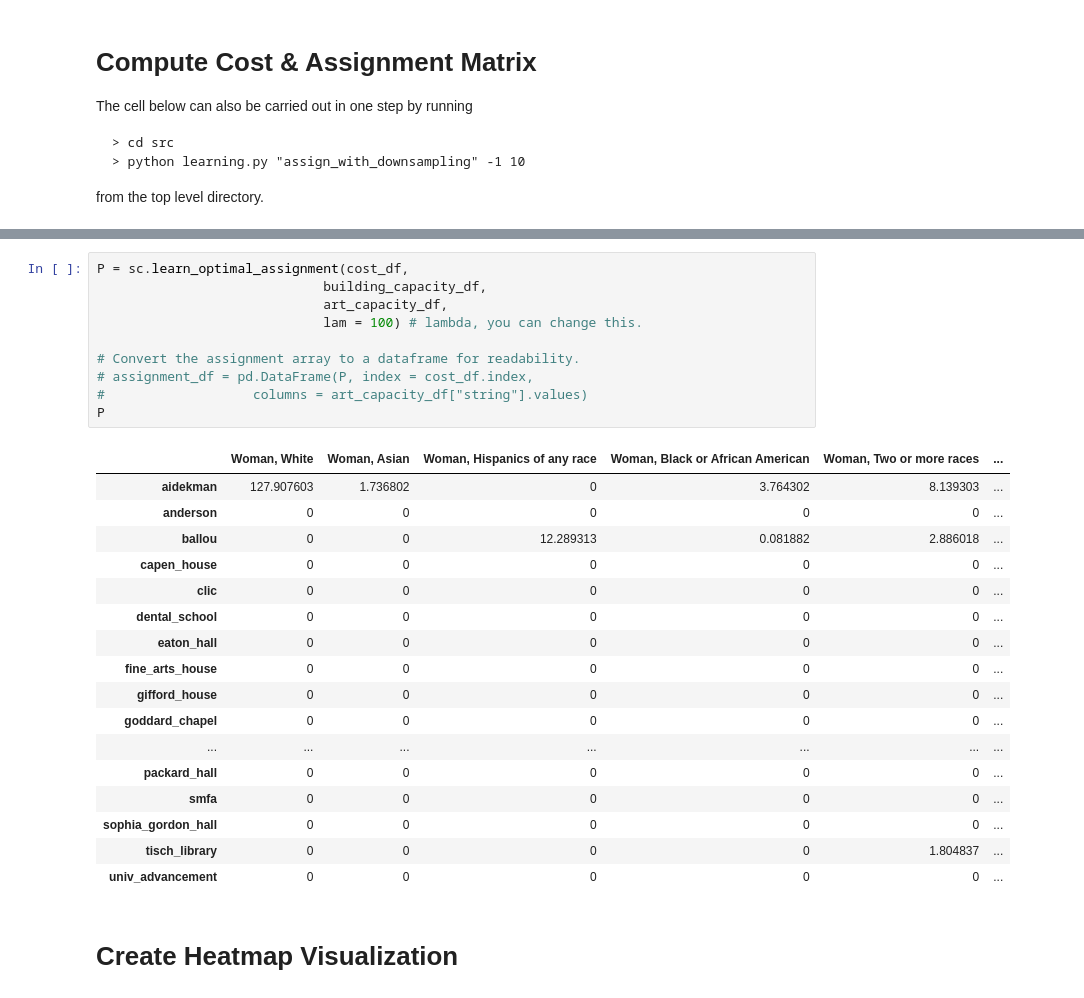
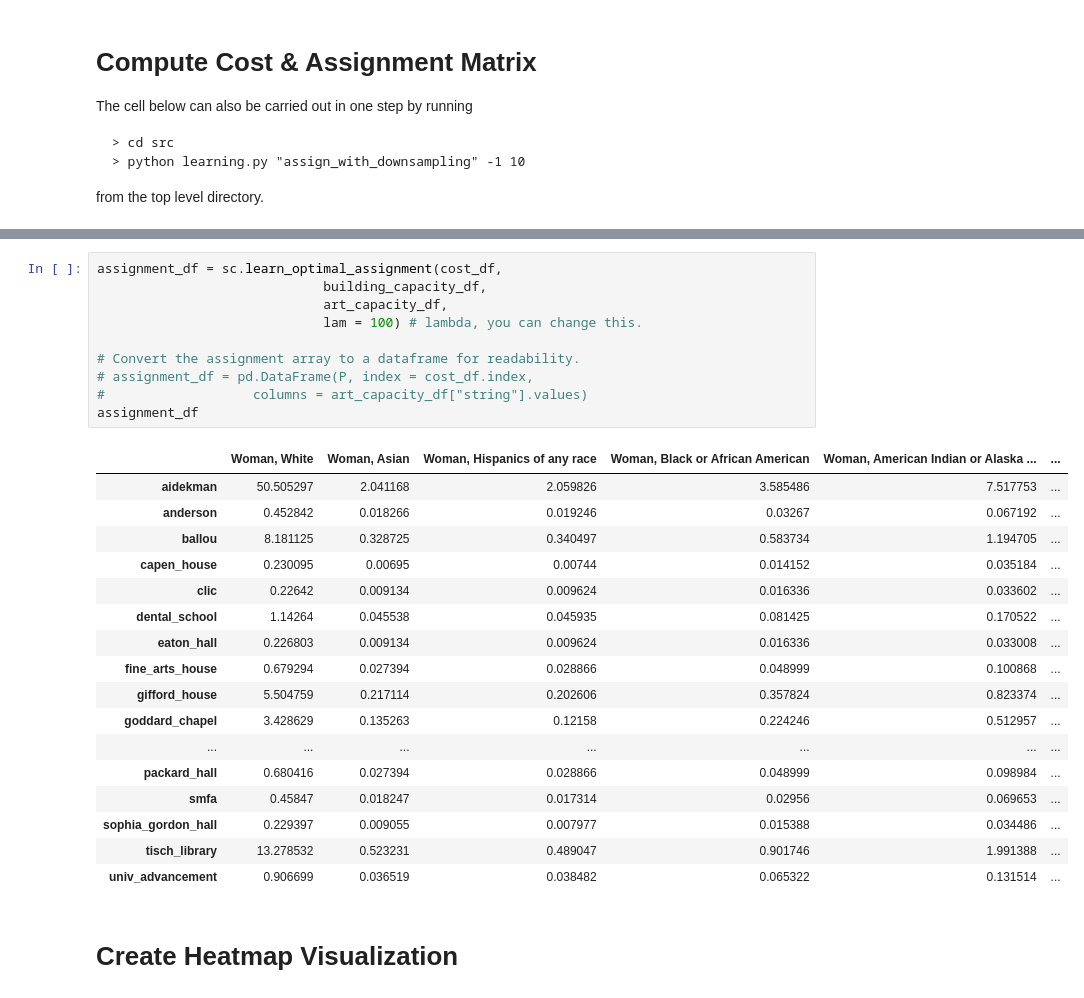
Before and after one commit to annahaensch/OpArt_Curation_Tool, a Jupyter notebook: notebooks/demo_notebook.ipynb, the cells around one changed output, grey strips where cells are left out. Cells and saved outputs as stored; diff of their text form.

```diff
--- a/notebooks/demo_notebook.ipynb
+++ b/notebooks/demo_notebook.ipynb
@@ -153,31 +152,31 @@ plt.show()
 # %%
-P = sc.learn_optimal_assignment(cost_df,
+assignment_df = sc.learn_optimal_assignment(cost_df,
                              building_capacity_df,
                              art_capacity_df,
                              lam = 100) # lambda, you can change this.
 
 # Convert the assignment array to a dataframe for readability.
 # assignment_df = pd.DataFrame(P, index = cost_df.index,
 #                   columns = art_capacity_df["string"].values)
-P
+assignment_df
 # %% [output]
-|  | Woman, White | Woman, Asian | Woman, Hispanics of any race | Woman, Black or African American | Woman, Two or more races | ... |
-| aidekman | 127.907603 | 1.736802 | 0 | 3.764302 | 8.139303 | ... |
-| anderson | 0 | 0 | 0 | 0 | 0 | ... |
-| ballou | 0 | 0 | 12.289313 | 0.081882 | 2.886018 | ... |
-| capen_house | 0 | 0 | 0 | 0 | 0 | ... |
-| clic | 0 | 0 | 0 | 0 | 0 | ... |
-| dental_school | 0 | 0 | 0 | 0 | 0 | ... |
-| eaton_hall | 0 | 0 | 0 | 0 | 0 | ... |
-| fine_arts_house | 0 | 0 | 0 | 0 | 0 | ... |
-| gifford_house | 0 | 0 | 0 | 0 | 0 | ... |
-| goddard_chapel | 0 | 0 | 0 | 0 | 0 | ... |
+|  | Woman, White | Woman, Asian | Woman, Hispanics of any race | Woman, Black or African American | Woman, American Indian or Alaska ... | ... |
+| aidekman | 50.505297 | 2.041168 | 2.059826 | 3.585486 | 7.517753 | ... |
+| anderson | 0.452842 | 0.018266 | 0.019246 | 0.03267 | 0.067192 | ... |
+| ballou | 8.181125 | 0.328725 | 0.340497 | 0.583734 | 1.194705 | ... |
+| capen_house | 0.230095 | 0.00695 | 0.00744 | 0.014152 | 0.035184 | ... |
+| clic | 0.22642 | 0.009134 | 0.009624 | 0.016336 | 0.033602 | ... |
+| dental_school | 1.14264 | 0.045538 | 0.045935 | 0.081425 | 0.170522 | ... |
+| eaton_hall | 0.226803 | 0.009134 | 0.009624 | 0.016336 | 0.033008 | ... |
+| fine_arts_house | 0.679294 | 0.027394 | 0.028866 | 0.048999 | 0.100868 | ... |
+| gifford_house | 5.504759 | 0.217114 | 0.202606 | 0.357824 | 0.823374 | ... |
+| goddard_chapel | 3.428629 | 0.135263 | 0.12158 | 0.224246 | 0.512957 | ... |
 | ... | ... | ... | ... | ... | ... | ... |
-| packard_hall | 0 | 0 | 0 | 0 | 0 | ... |
-| smfa | 0 | 0 | 0 | 0 | 0 | ... |
-| sophia_gordon_hall | 0 | 0 | 0 | 0 | 0 | ... |
-| tisch_library | 0 | 0 | 0 | 0 | 1.804837 | ... |
-| univ_advancement | 0 | 0 | 0 | 0 | 0 | ... |
+| packard_hall | 0.680416 | 0.027394 | 0.028866 | 0.048999 | 0.098984 | ... |
+| smfa | 0.45847 | 0.018247 | 0.017314 | 0.02956 | 0.069653 | ... |
+| sophia_gordon_hall | 0.229397 | 0.009055 | 0.007977 | 0.015388 | 0.034486 | ... |
+| tisch_library | 13.278532 | 0.523231 | 0.489047 | 0.901746 | 1.991388 | ... |
+| univ_advancement | 0.906699 | 0.036519 | 0.038482 | 0.065322 | 0.131514 | ... |
 # %% [markdown]
 # Create Heatmap Visualization
 # %%
```
Also changed, not shown: parts of 11 cells of this notebook, 3 other files.
